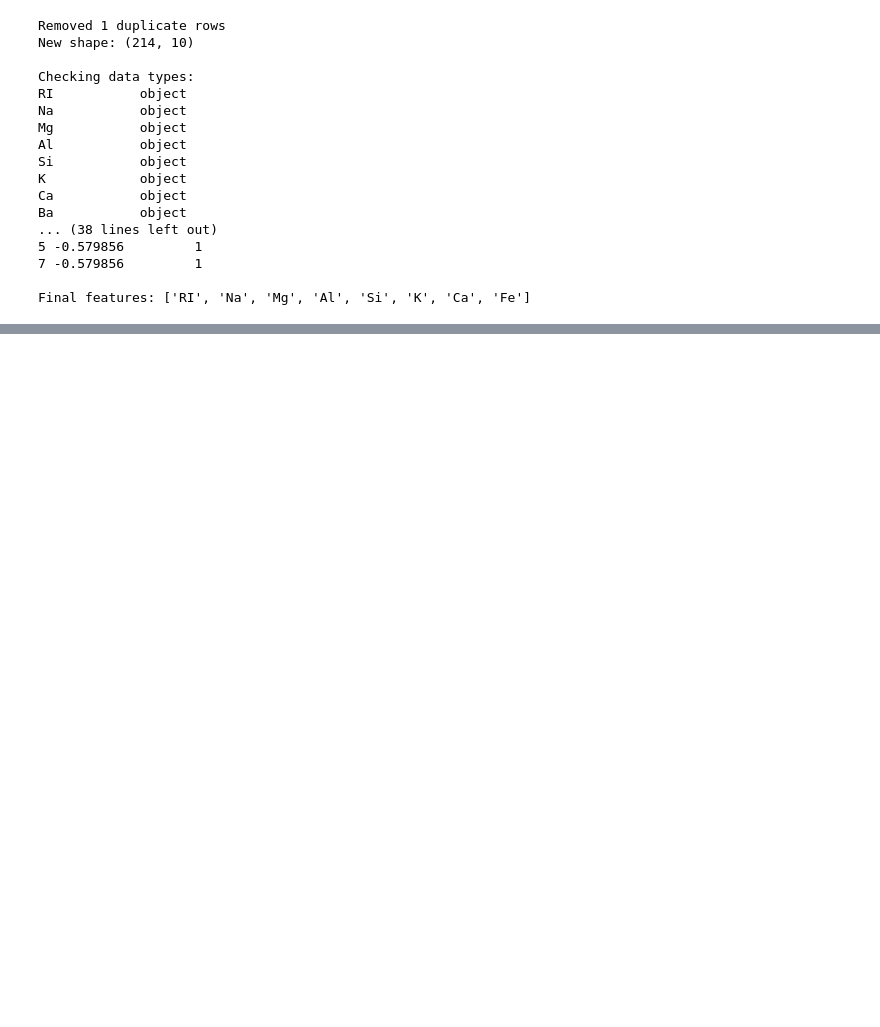
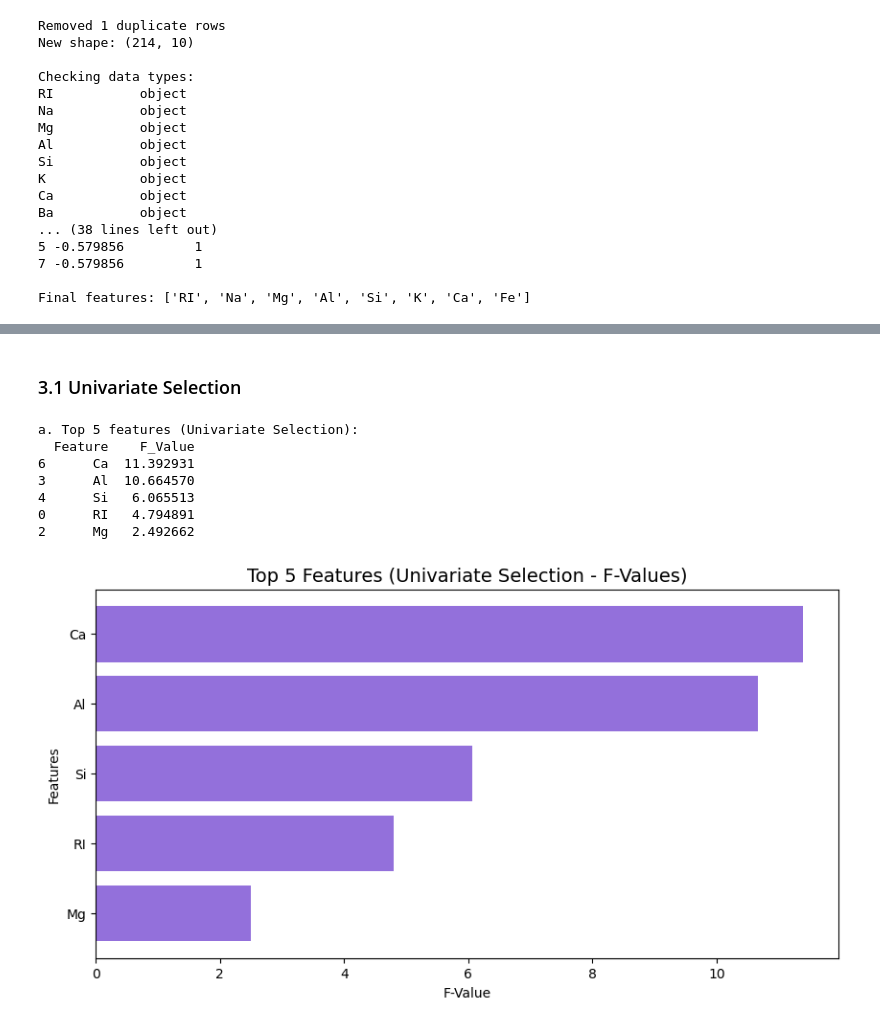
Before and after one commit to PEEACHYBEE/DataMiningPairActs, a Jupyter notebook: MidAct01.ipynb, the cells around one changed output, grey strips where cells are left out. Drawn from its saved outputs; the diff is of its cells as text; code cells hidden in the pictures; blank space fills up the shorter version.

```diff
--- a/MidAct01.ipynb
+++ b/MidAct01.ipynb
@@ -279,0 +218,45 @@ b. Top 5 features (Feature Importance):
+# %% [markdown]
+### 3.1 Univariate Selection
+# %%
+import pandas as pd
+import numpy as np
+from sklearn.feature_selection import SelectKBest, f_classif
+from sklearn.ensemble import ExtraTreesClassifier
+from scipy.stats import pointbiserialr
+import matplotlib.pyplot as plt
+
+# Load preprocessed data
+data = pd.read_csv('preprocessed_glass.csv')
+X = data.drop('GlassType', axis=1)
+y = data['GlassType']
+
+# a. Univariate Selection
+selector = SelectKBest(score_func=f_classif, k='all')
+selector.fit(X, y)
+univariate_scores = pd.DataFrame({
+    'Feature': X.columns,
+    'F_Value': selector.scores_
+}).sort_values('F_Value', ascending=False)
+
+top_5_univariate = univariate_scores.head(5)['Feature'].tolist()
+print("\na. Top 5 features (Univariate Selection):")
+print(univariate_scores.head(5))
+
+top5_uni = univariate_scores.head(5)
+
+plt.figure(figsize=(10, 5))
+plt.barh(top5_uni['Feature'], top5_uni['F_Value'], color='mediumpurple')
+plt.title('Top 5 Features (Univariate Selection - F-Values)', fontsize=14)
+plt.xlabel('F-Value')
+plt.ylabel('Features')
+plt.gca().invert_yaxis()
+plt.show()
+# %% [output]
+a. Top 5 features (Univariate Selection):
+  Feature    F_Value
+6      Ca  11.392931
+3      Al  10.664570
+4      Si   6.065513
+0      RI   4.794891
+2      Mg   2.492662
+[figure, added]
```
Also changed, not shown: parts of 13 cells of this notebook, 3 other files.
